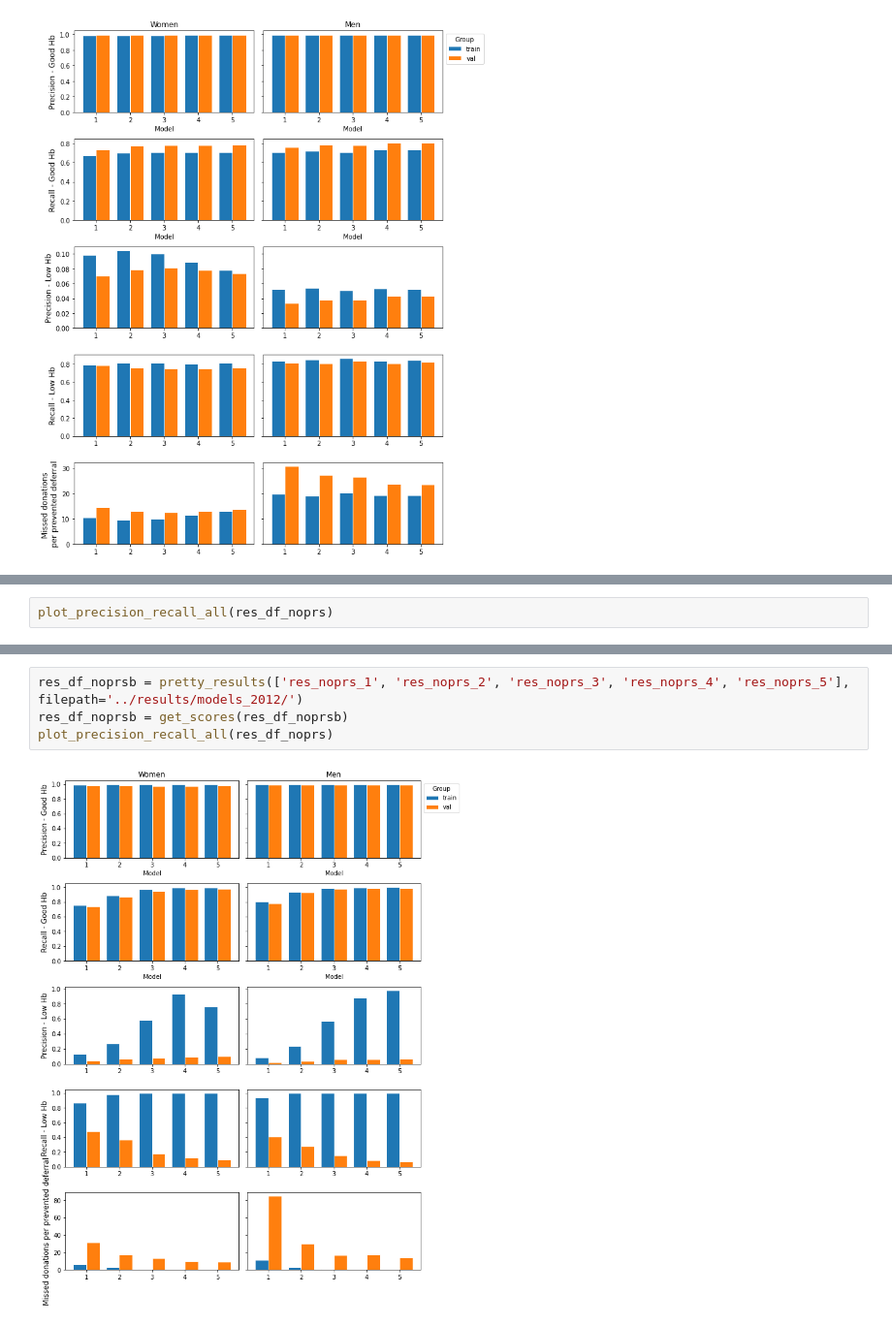
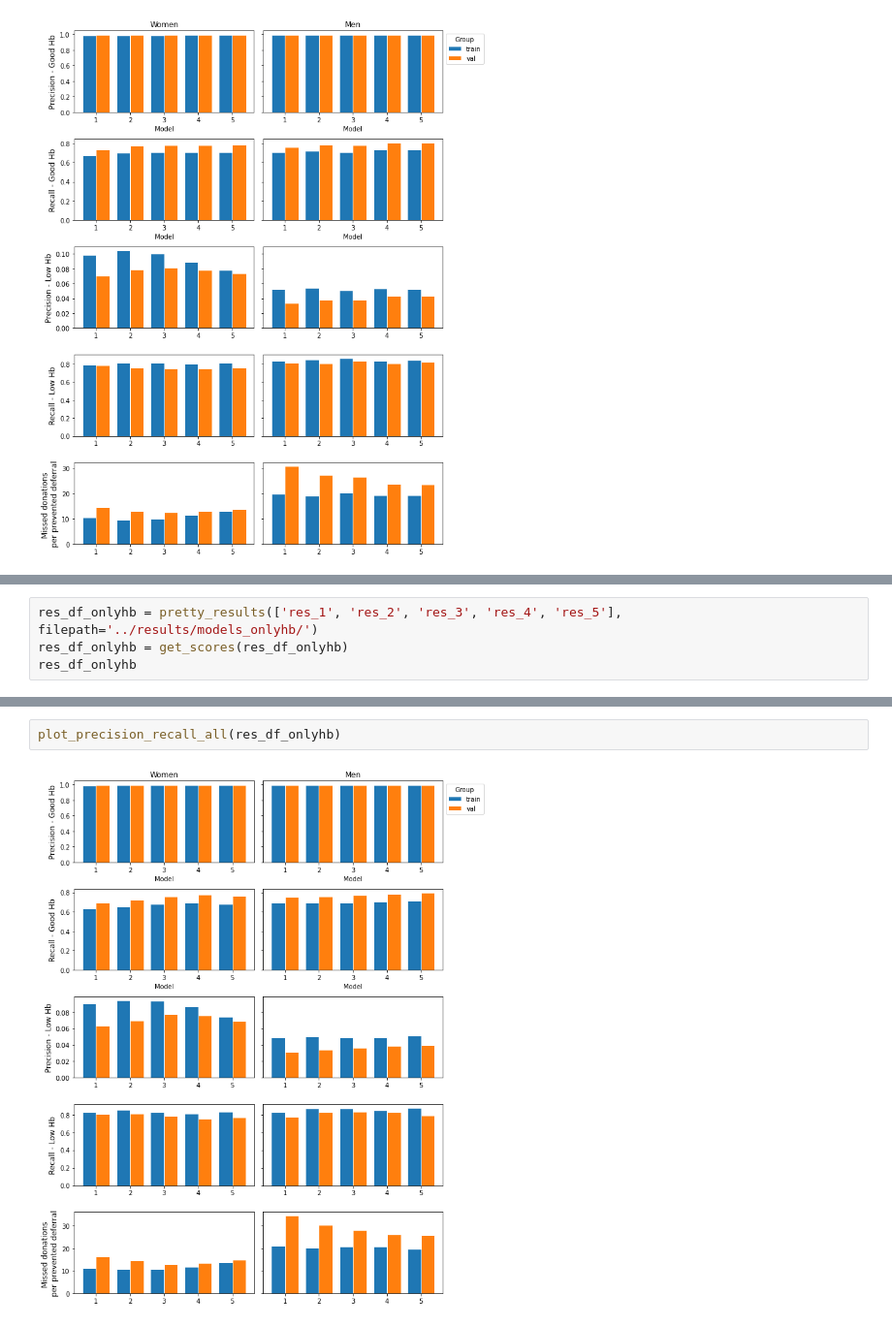
Before and after one commit to vinkenoogm/hbpred-compare, a Jupyter notebook: src/3_modelperformance.ipynb, the cells around one changed output, grey strips where cells are left out. Shown at 97% size. Cells and saved outputs as stored; diff of their text form.

Commit message:
add model performance results

```diff
--- a/src/3_modelperformance.ipynb
+++ b/src/3_modelperformance.ipynb
@@ -149,3 +186,5 @@ plot_precision_recall_all(res_df)
 # %%
-plot_precision_recall_all(res_df_noprs)
+res_df_onlyhb = pretty_results(['res_1', 'res_2', 'res_3', 'res_4', 'res_5'], filepath='../results/models_onlyhb/')
+res_df_onlyhb = get_scores(res_df_onlyhb)
+res_df_onlyhb
 # %% [output]
@@ -153,6 +208,4 @@ plot_precision_recall_all(res_df_noprs)
 # %%
-res_df_noprsb = pretty_results(['res_noprs_1', 'res_noprs_2', 'res_noprs_3', 'res_noprs_4', 'res_noprs_5'], filepath='../results/models_2012/')
-res_df_noprsb = get_scores(res_df_noprsb)
-plot_precision_recall_all(res_df_noprs)
+plot_precision_recall_all(res_df_onlyhb)
 # %% [output]
-[figure, old version]
+[figure, new version]
```
Also changed, not shown: parts of 23 cells of this notebook, 14 other files.
